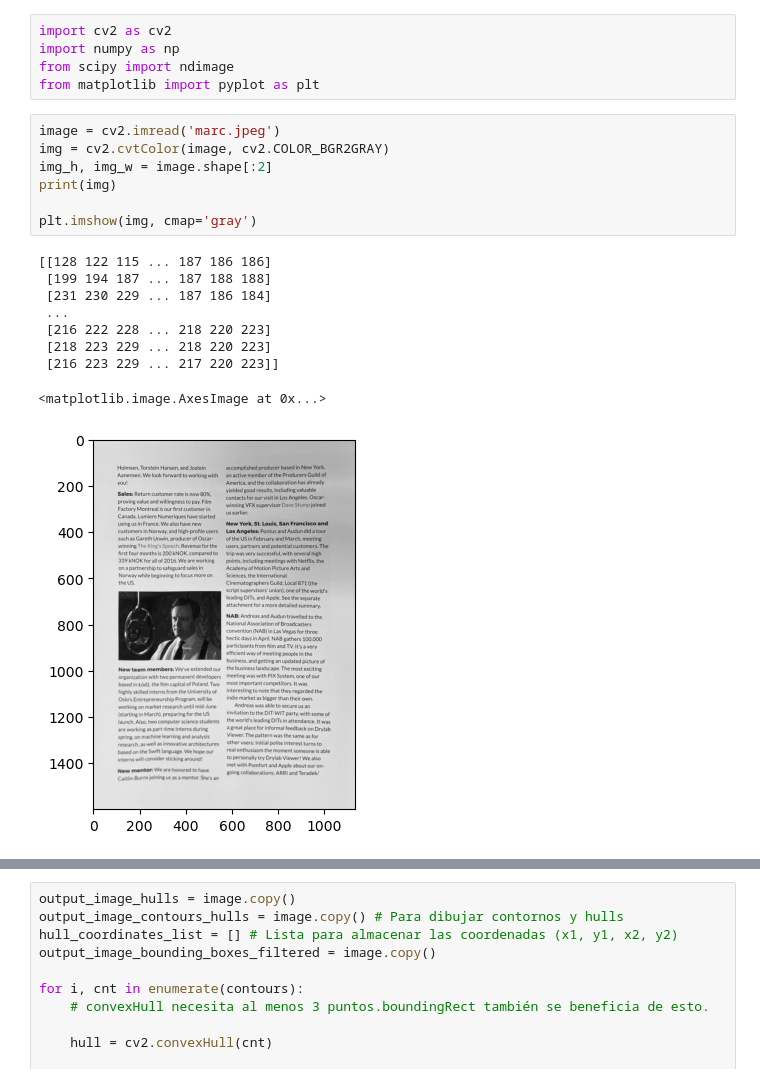
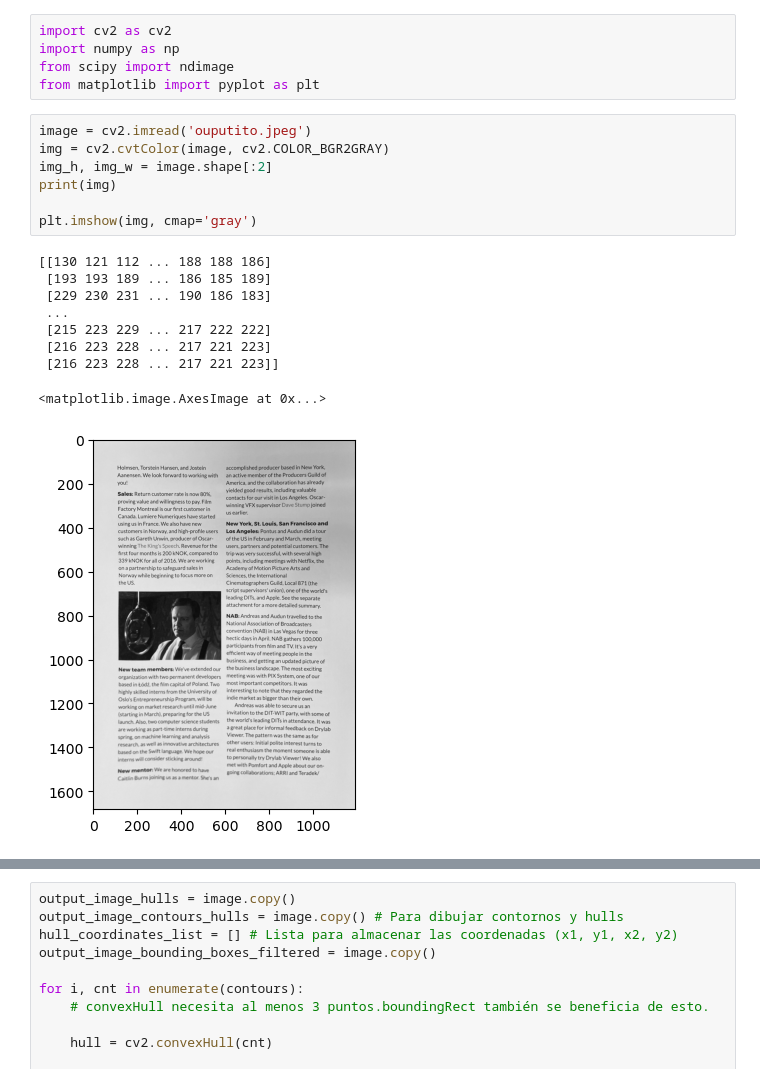
Before and after one commit to MarcUgass/IPOS, a Jupyter notebook: classic_layout_detection/classic_ld.ipynb, the cells around one changed output, grey strips where cells are left out. Saved outputs shown, nothing was run; the diff lists cells and outputs as text.

```diff
--- a/classic_layout_detection/classic_ld.ipynb
+++ b/classic_layout_detection/classic_ld.ipynb
@@ -4,22 +4,22 @@ import numpy as np
 from scipy import ndimage
 from matplotlib import pyplot as plt
 # %%
-image = cv2.imread('marc.jpeg')
+image = cv2.imread('ouputito.jpeg')
 img = cv2.cvtColor(image, cv2.COLOR_BGR2GRAY)
 img_h, img_w = image.shape[:2]
 print(img)
 
 plt.imshow(img, cmap='gray')
 # %% [output]
-[[128 122 115 ... 187 186 186]
- [199 194 187 ... 187 188 188]
- [231 230 229 ... 187 186 184]
+[[130 121 112 ... 188 188 186]
+ [193 193 189 ... 186 185 189]
+ [229 230 231 ... 190 186 183]
  ...
- [216 222 228 ... 218 220 223]
- [218 223 229 ... 218 220 223]
- [216 223 229 ... 217 220 223]]
+ [215 223 229 ... 217 222 222]
+ [216 223 228 ... 217 221 223]
+ [216 223 228 ... 217 221 223]]
 <matplotlib.image.AxesImage at 0x...>
-[figure, old version]
+[figure, new version]
 # %%
 median_filter = ndimage.median_filter(img, size=30)
 
```
Also changed, not shown: parts of 12 cells of this notebook, 17 other files.
